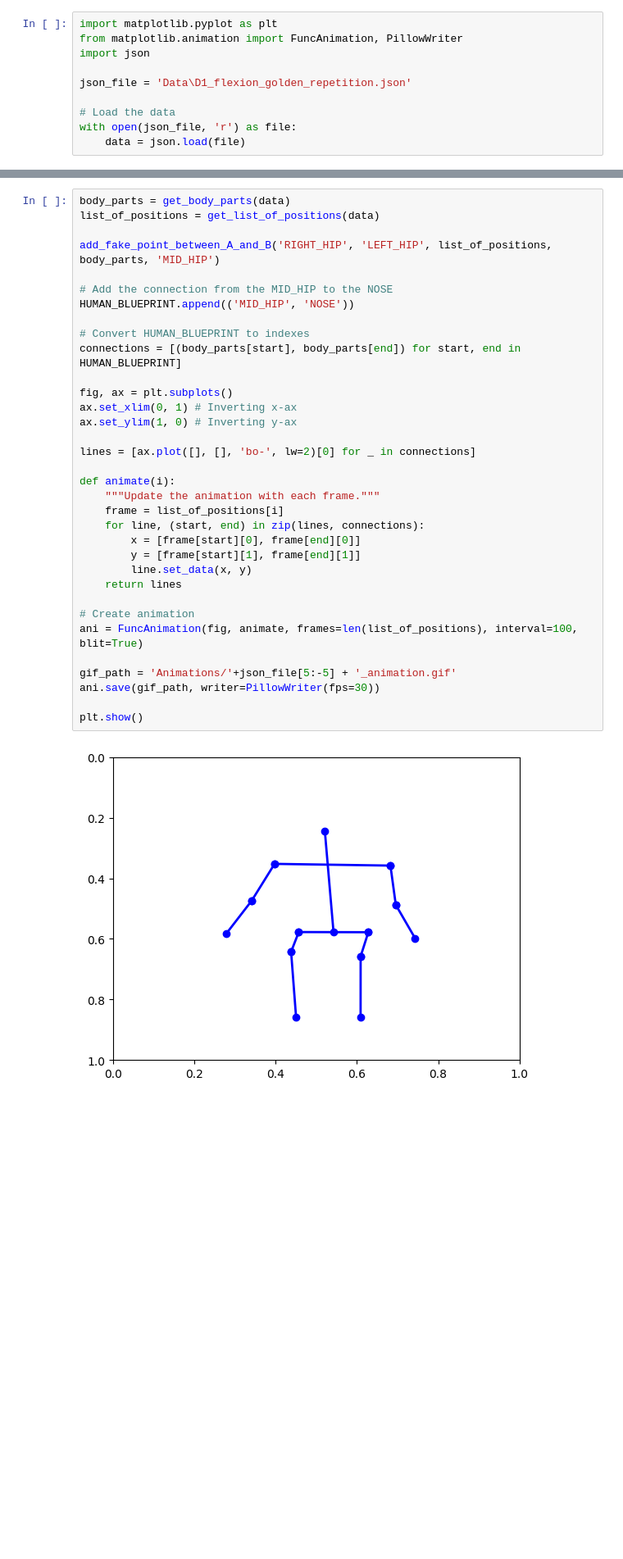
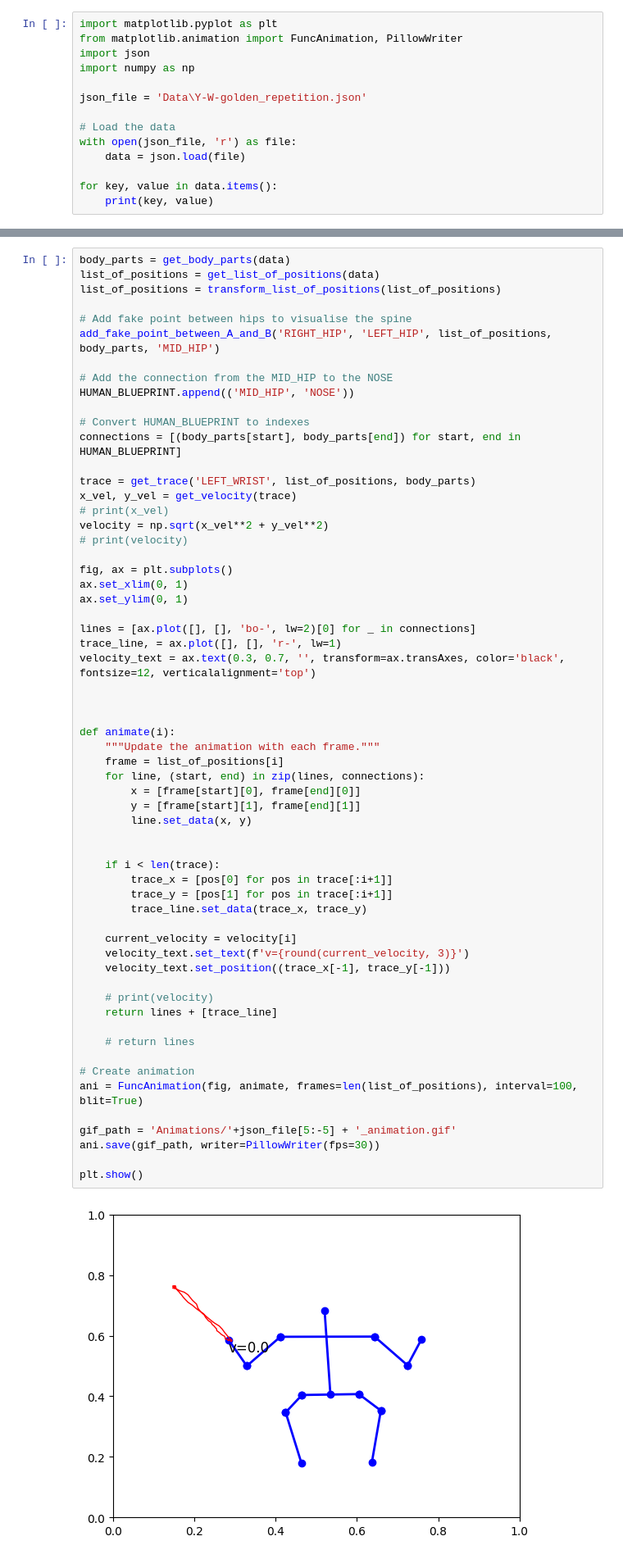
Before and after one commit to jeremayaa/Human_movement_analysis, a Jupyter notebook: Golden_repetition_visualization.ipynb, the cells around one changed output, grey strips where cells are left out. Shown at 82% size. Drawn from its saved outputs; the diff is of its cells as text; blank space fills up the shorter version.

Commit message:
Add option to display trace and velocity of nodes

```diff
--- a/Golden_repetition_visualization.ipynb
+++ b/Golden_repetition_visualization.ipynb
@@ -2,9 +2,13 @@
 import matplotlib.pyplot as plt
 from matplotlib.animation import FuncAnimation, PillowWriter
 import json
+import numpy as np
 
-json_file = 'Data\D1_flexion_golden_repetition.json'
+json_file = 'Data\Y-W-golden_repetition.json'
 
 # Load the data
 with open(json_file, 'r') as file:
     data = json.load(file)
+
+for key, value in data.items():
+    print(key, value)
@@ -74,36 +117,62 @@ HUMAN_BLUEPRINT = [
 # %%
 body_parts = get_body_parts(data)
 list_of_positions = get_list_of_positions(data)
+list_of_positions = transform_list_of_positions(list_of_positions)
 
+# Add fake point between hips to visualise the spine
 add_fake_point_between_A_and_B('RIGHT_HIP', 'LEFT_HIP', list_of_positions, body_parts, 'MID_HIP')
 
 # Add the connection from the MID_HIP to the NOSE
 HUMAN_BLUEPRINT.append(('MID_HIP', 'NOSE'))
 
 # Convert HUMAN_BLUEPRINT to indexes
 connections = [(body_parts[start], body_parts[end]) for start, end in HUMAN_BLUEPRINT]
 
+trace = get_trace('LEFT_WRIST', list_of_positions, body_parts)
+x_vel, y_vel = get_velocity(trace)
+# print(x_vel)
+velocity = np.sqrt(x_vel**2 + y_vel**2)
+# print(velocity)
+
 fig, ax = plt.subplots()
-ax.set_xlim(0, 1) # Inverting x-ax
-ax.set_ylim(1, 0) # Inverting y-ax
+ax.set_xlim(0, 1)
+ax.set_ylim(0, 1)
 
 lines = [ax.plot([], [], 'bo-', lw=2)[0] for _ in connections]
+trace_line, = ax.plot([], [], 'r-', lw=1)
+velocity_text = ax.text(0.3, 0.7, '', transform=ax.transAxes, color='black', fontsize=12, verticalalignment='top')
+
+
 
 def animate(i):
     """Update the animation with each frame."""
     frame = list_of_positions[i]
     for line, (start, end) in zip(lines, connections):
         x = [frame[start][0], frame[end][0]]
         y = [frame[start][1], frame[end][1]]
         line.set_data(x, y)
-    return lines
+
+
+    if i < len(trace):
+        trace_x = [pos[0] for pos in trace[:i+1]]
+        trace_y = [pos[1] for pos in trace[:i+1]]
+        trace_line.set_data(trace_x, trace_y)
+
+    current_velocity = velocity[i]
+    velocity_text.set_text(f'v={round(current_velocity, 3)}')
+    velocity_text.set_position((trace_x[-1], trace_y[-1]))
+
+    # print(velocity)
+    return lines + [trace_line]
+
+    # return lines
 
 # Create animation
 ani = FuncAnimation(fig, animate, frames=len(list_of_positions), interval=100, blit=True)
 
 gif_path = 'Animations/'+json_file[5:-5] + '_animation.gif'
 ani.save(gif_path, writer=PillowWriter(fps=30))
 
 plt.show()
 # %% [output]
-[figure, old version]
+[figure, new version]
```
Also changed, not shown: parts of 2 cells of this notebook, 3 other files.
